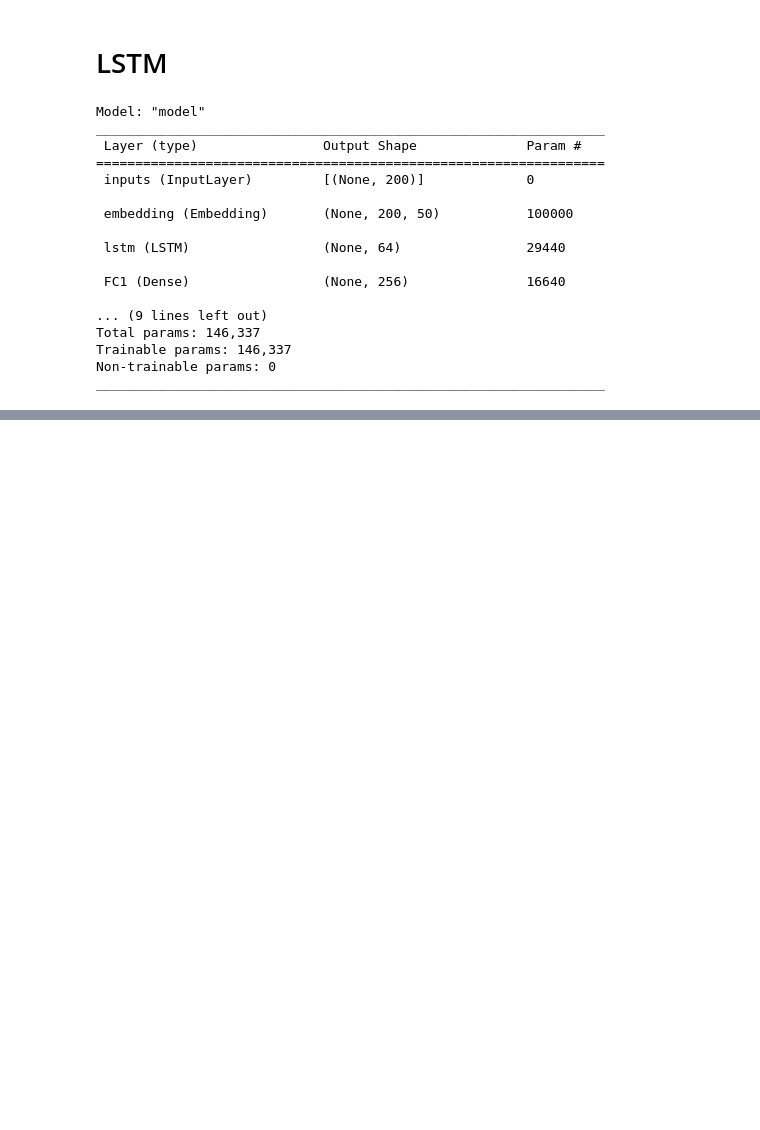
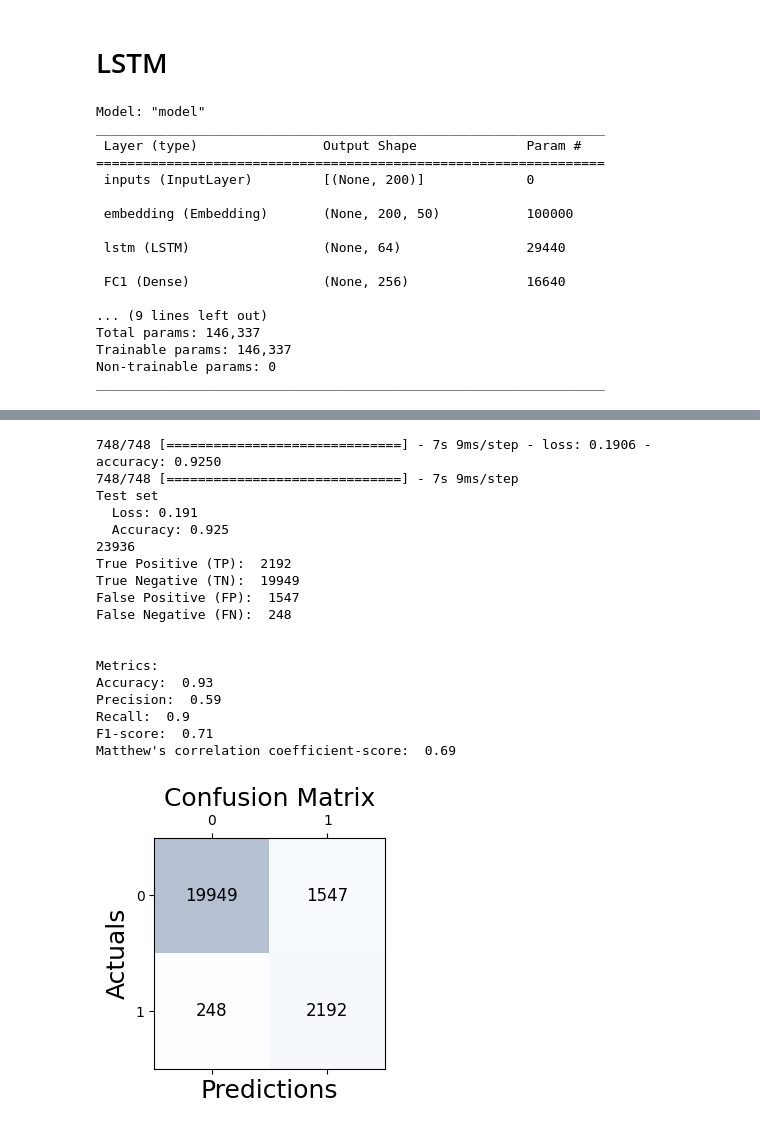
Before and after one commit to QY-W/Comments_NLP_Classification, a Jupyter notebook: Classification_LSTM.ipynb, the cells around one changed output, grey strips where cells are left out. Cells and saved outputs as stored; diff of their text form; code cells hidden in the pictures; blank space fills up the shorter version.

```diff
--- a/Classification_LSTM.ipynb
+++ b/Classification_LSTM.ipynb
@@ -256,0 +445,48 @@ Test set
+# %%
+# fitting on original unbalanced dataset
+X = df_clean['comment_text_clean']
+Y = df_clean['harmful']
+
+X_train,X_test,Y_train,Y_test = train_test_split(X,Y,test_size=0.15)
+
+
+test_sequences = tokenizer.texts_to_sequences(X_test)
+test_sequences_matrix = pad_sequences(test_sequences,maxlen=MAX_LENGTH)
+accr = model.evaluate(test_sequences_matrix,Y_test)
+
+predict_labels = model.predict(test_sequences_matrix)
+print('Test set\n  Loss: {:0.3f}\n  Accuracy: {:0.3f}'.format(accr[0],accr[1]))
+
+count = 0
+label_binary = []
+
+for i in predict_labels:
+    count += 1
+    if i > 0.5:
+        label_binary.append(1)
+    else:
+        label_binary.append(0)
+print(count)
+len(label_binary)
+
+cal_result(Y_test, label_binary, plot_matrix = True)
+# %% [output]
+748/748 [==============================] - 7s 9ms/step - loss: 0.1906 - accuracy: 0.9250
+748/748 [==============================] - 7s 9ms/step
+Test set
+  Loss: 0.191
+  Accuracy: 0.925
+23936
+True Positive (TP):  2192
+True Negative (TN):  19949
+False Positive (FP):  1547
+False Negative (FN):  248
+
+
+Metrics:
+Accuracy:  0.93
+Precision:  0.59
+Recall:  0.9
+F1-score:  0.71
+Matthew's correlation coefficient-score:  0.69
+[figure, added]
```
Also changed, not shown: parts of 18 cells of this notebook, 2 other files.
